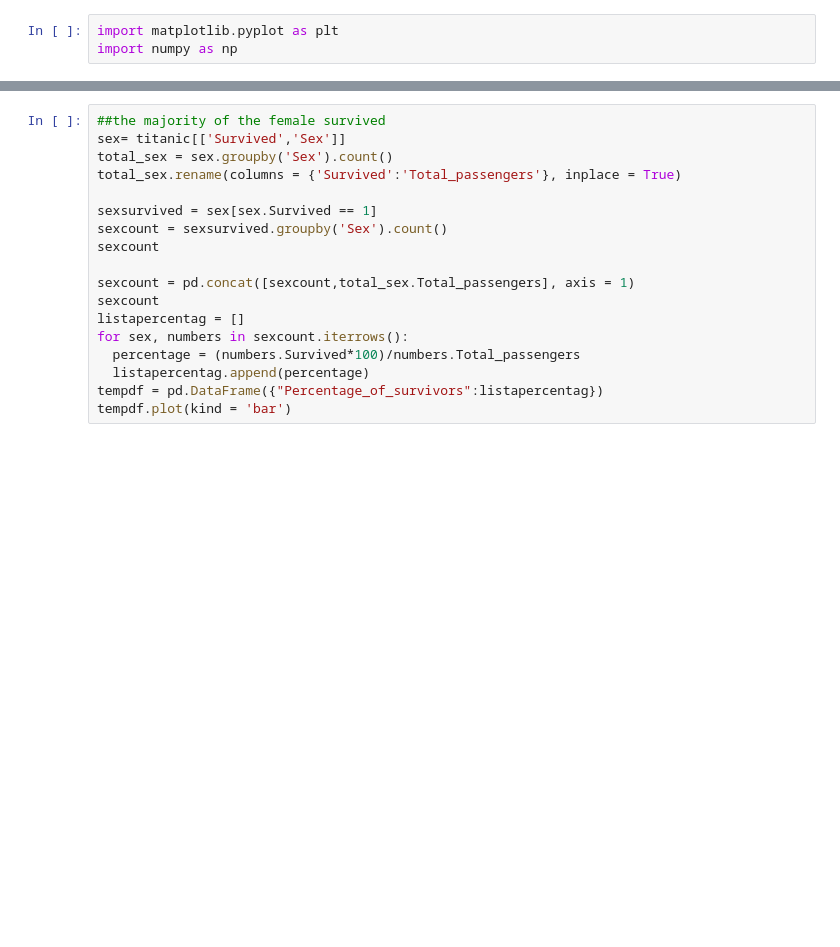
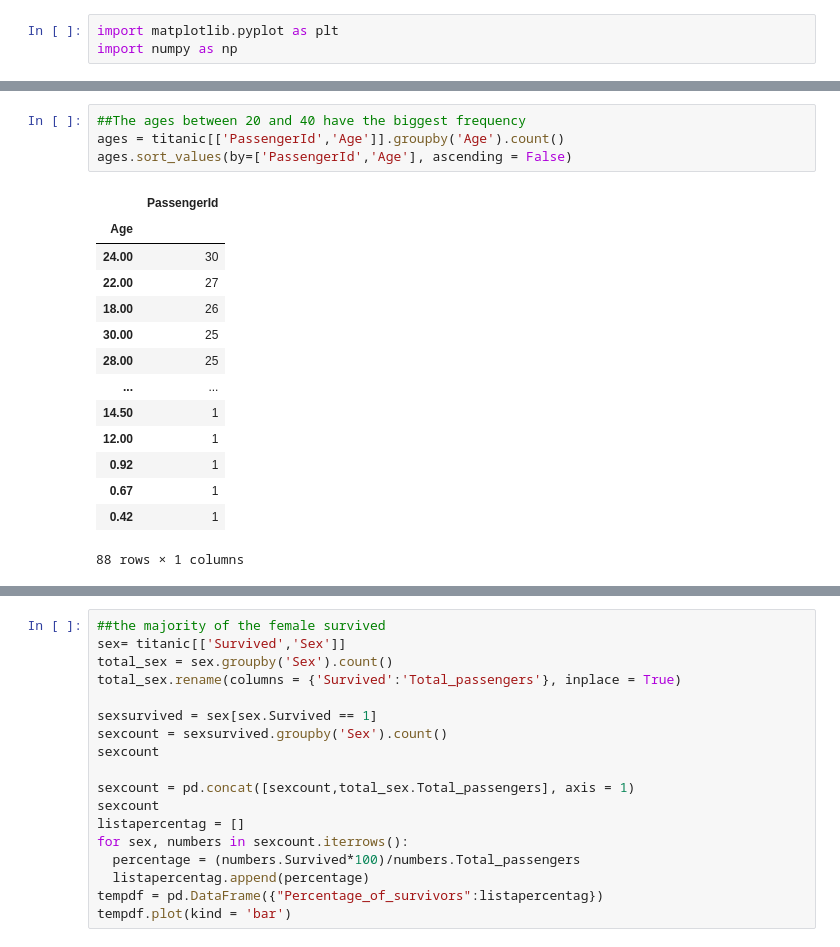
Before and after one commit to julsanchezsa/AlgorithmsUN2022II, a Jupyter notebook: Quiz3/julsanchezsa_Quiz_3.ipynb, the cells around one changed output, grey strips where cells are left out. Cells and saved outputs as stored; diff of their text form; blank space fills up the shorter version.

```diff
--- a/Quiz3/julsanchezsa_Quiz_3.ipynb
+++ b/Quiz3/julsanchezsa_Quiz_3.ipynb
@@ -801 +752,20 @@ plt.show()
+# %%
+##The ages between 20 and 40 have the biggest frequency
+ages = titanic[['PassengerId','Age']].groupby('Age').count()
+ages.sort_values(by=['PassengerId','Age'], ascending = False)
+# %% [output]
+|  | PassengerId |
+| Age |  |
+| 24.00 | 30 |
+| 22.00 | 27 |
+| 18.00 | 26 |
+| 30.00 | 25 |
+| 28.00 | 25 |
+| ... | ... |
+| 14.50 | 1 |
+| 12.00 | 1 |
+| 0.92 | 1 |
+| 0.67 | 1 |
+| 0.42 | 1 |
+88 rows × 1 columns
 # %%
```
Also changed, not shown: parts of 17 cells of this notebook.
